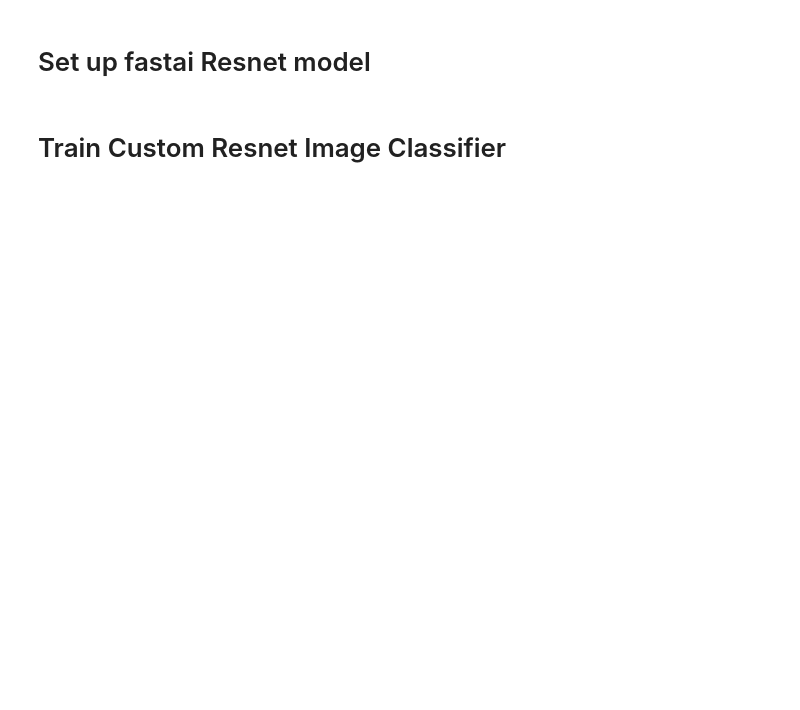
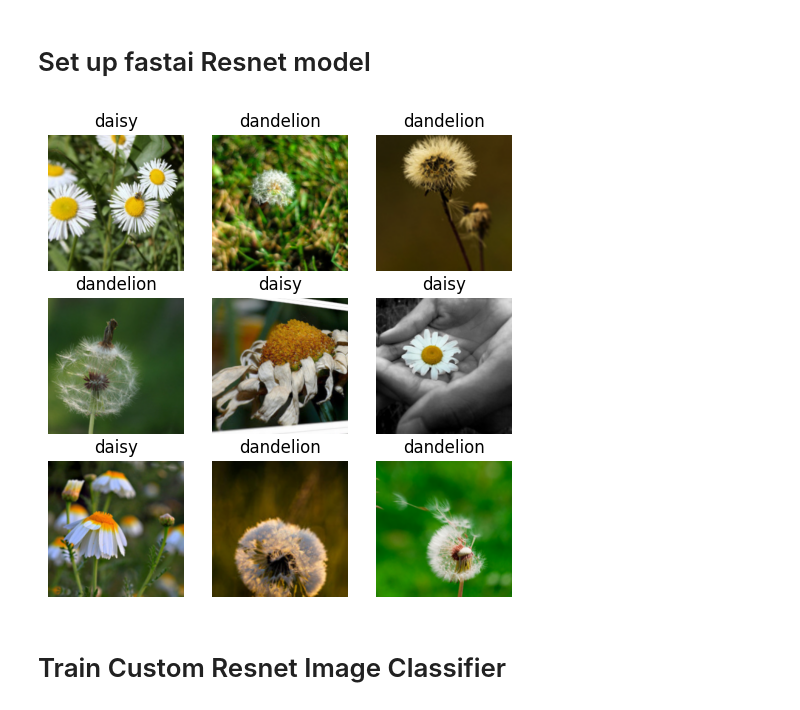
Before and after one commit to mhnguyetvu/roboflow-notebook, a Jupyter notebook: notebooks/train-resnet34-classification.ipynb, the cells around one changed output. Cells and saved outputs as stored; diff of their text form; code cells hidden in the pictures; blank space fills up the shorter version.

```diff
--- a/notebooks/train-resnet34-classification.ipynb
+++ b/notebooks/train-resnet34-classification.ipynb
@@ -102,2 +116,19 @@ learn
+# %%
+# Point to new 2-class dataset
+path = Path("/content/flowers_2class")
+
+# Load into DataLoaders
+dls = ImageDataLoaders.from_folder(
+    path,
+    valid_pct=0.2,
+    seed=42,
+    item_tfms=Resize(224),
+    batch_tfms=aug_transforms()
+)
+
+# Show sample images
+dls.show_batch(max_n=9, figsize=(6, 6))
+# %% [output]
+[figure, added]
 # %% [markdown]
 # Train Custom Resnet Image Classifier
```
Also changed, not shown: parts of 13 cells of this notebook.
